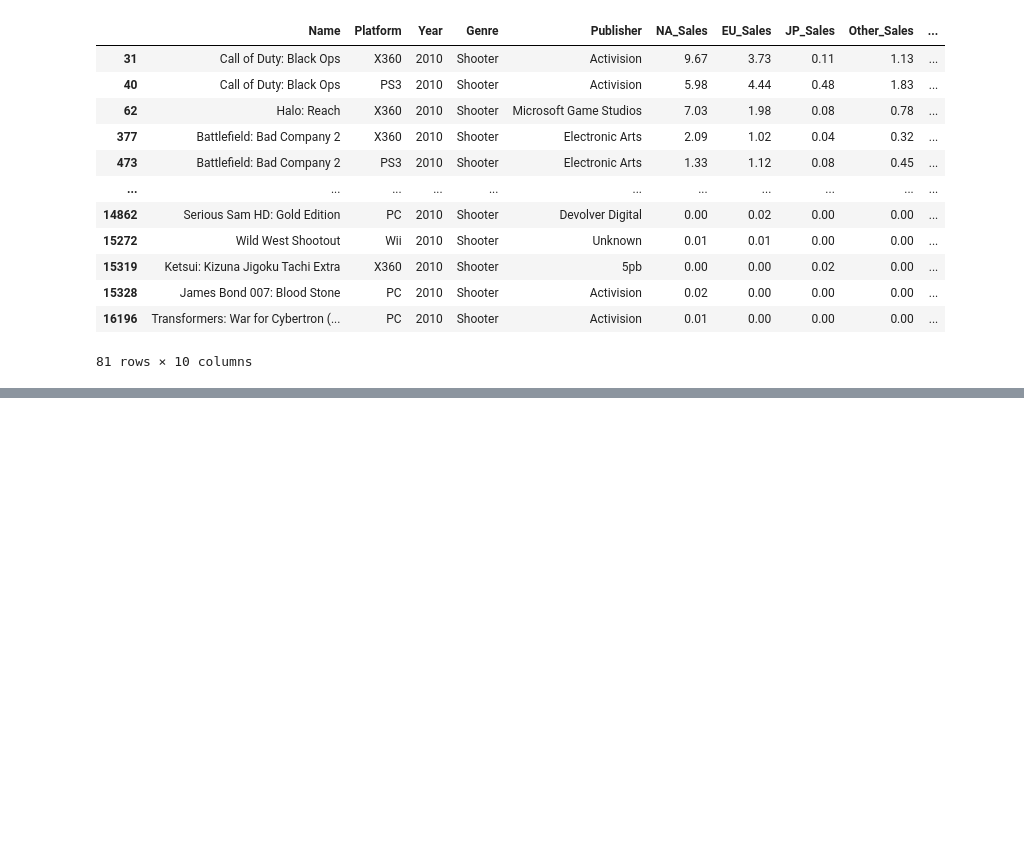
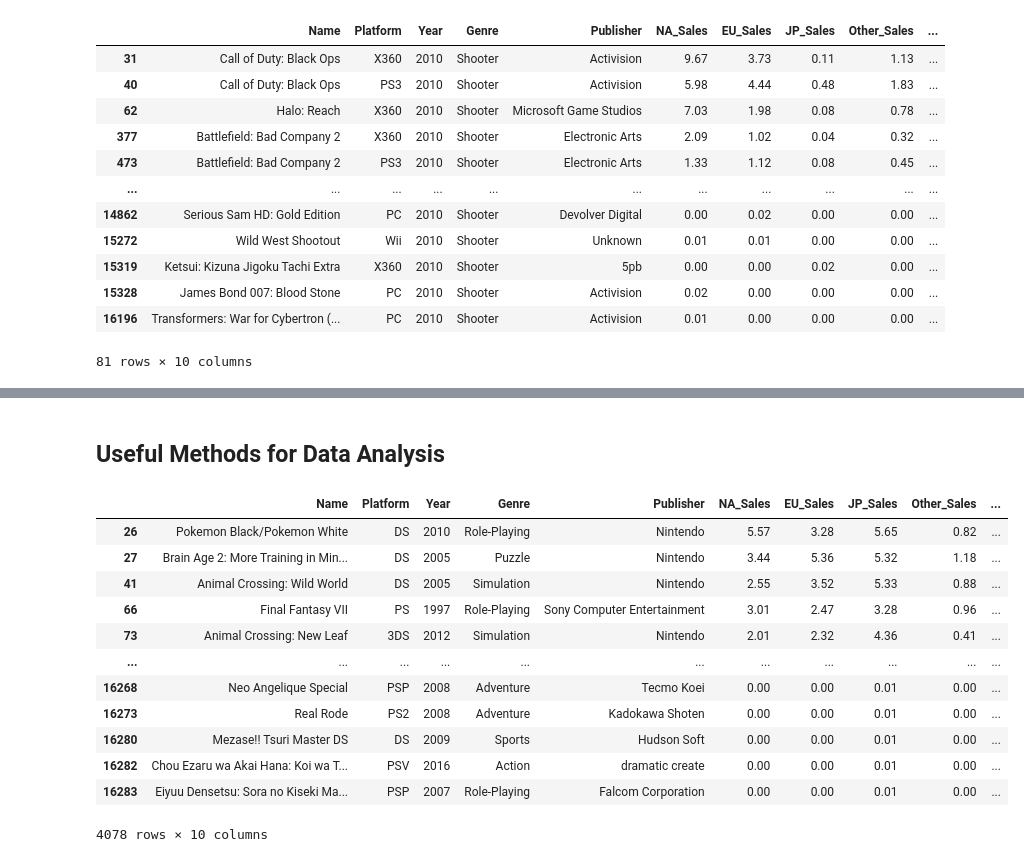
Before and after one commit to sienchoon/coding-challenge-practice, a Jupyter notebook: Pandas_Practice/practice_df.ipynb, the cells around one changed output, grey strips where cells are left out. Cells and saved outputs as stored; diff of their text form; code cells hidden in the pictures; blank space fills up the shorter version.

```diff
--- a/Pandas_Practice/practice_df.ipynb
+++ b/Pandas_Practice/practice_df.ipynb
@@ -565,0 +609,19 @@ df.loc[Shooter & (year_2010)]
+# %% [markdown]
+## Useful Methods for Data Analysis
+# %%
+# query
+df.query("NA_Sales < JP_Sales")
+# %% [output]
+|  | Name | Platform | Year | Genre | Publisher | NA_Sales | EU_Sales | JP_Sales | Other_Sales | ... |
+| 26 | Pokemon Black/Pokemon White | DS | 2010 | Role-Playing | Nintendo | 5.57 | 3.28 | 5.65 | 0.82 | ... |
+| 27 | Brain Age 2: More Training in Min... | DS | 2005 | Puzzle | Nintendo | 3.44 | 5.36 | 5.32 | 1.18 | ... |
+| 41 | Animal Crossing: Wild World | DS | 2005 | Simulation | Nintendo | 2.55 | 3.52 | 5.33 | 0.88 | ... |
+| 66 | Final Fantasy VII | PS | 1997 | Role-Playing | Sony Computer Entertainment | 3.01 | 2.47 | 3.28 | 0.96 | ... |
+| 73 | Animal Crossing: New Leaf | 3DS | 2012 | Simulation | Nintendo | 2.01 | 2.32 | 4.36 | 0.41 | ... |
+| ... | ... | ... | ... | ... | ... | ... | ... | ... | ... | ... |
+| 16268 | Neo Angelique Special | PSP | 2008 | Adventure | Tecmo Koei | 0.00 | 0.00 | 0.01 | 0.00 | ... |
+| 16273 | Real Rode | PS2 | 2008 | Adventure | Kadokawa Shoten | 0.00 | 0.00 | 0.01 | 0.00 | ... |
+| 16280 | Mezase!! Tsuri Master DS | DS | 2009 | Sports | Hudson Soft | 0.00 | 0.00 | 0.01 | 0.00 | ... |
+| 16282 | Chou Ezaru wa Akai Hana: Koi wa T... | PSV | 2016 | Action | dramatic create | 0.00 | 0.00 | 0.01 | 0.00 | ... |
+| 16283 | Eiyuu Densetsu: Sora no Kiseki Ma... | PSP | 2007 | Role-Playing | Falcom Corporation | 0.00 | 0.00 | 0.01 | 0.00 | ... |
+4078 rows × 10 columns
```
Also changed, not shown: parts of 14 cells of this notebook.
